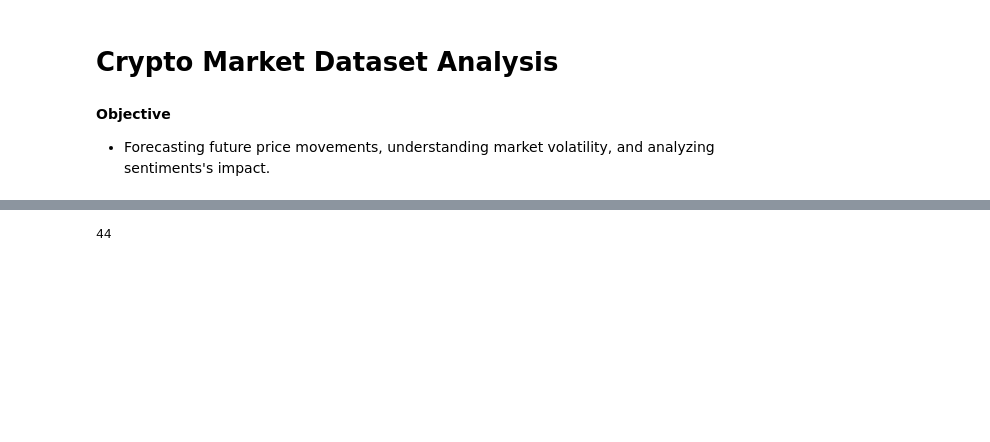
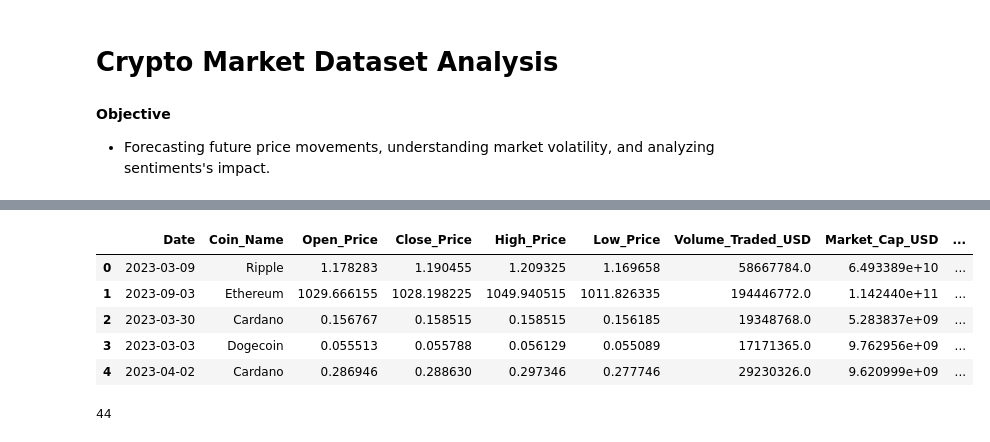
Before and after one commit to Mohini2815/Data-analysis-practice-projects, a Jupyter notebook: crypto market dataset.ipynb, the cells around one changed output, grey strips where cells are left out. Cells and saved outputs as stored; diff of their text form; code cells hidden in the pictures; blank space fills up the shorter version.

```diff
--- a/crypto market dataset.ipynb
+++ b/crypto market dataset.ipynb
@@ -51,3 +55,12 @@ df.tail()
+# %%
+df.head()
+# %% [output]
+|  | Date | Coin_Name | Open_Price | Close_Price | High_Price | Low_Price | Volume_Traded_USD | Market_Cap_USD | ... |
+| 0 | 2023-03-09 | Ripple | 1.178283 | 1.190455 | 1.209325 | 1.169658 | 58667784.0 | 6.493389e+10 | ... |
+| 1 | 2023-09-03 | Ethereum | 1029.666155 | 1028.198225 | 1049.940515 | 1011.826335 | 194446772.0 | 1.142440e+11 | ... |
+| 2 | 2023-03-30 | Cardano | 0.156767 | 0.158515 | 0.158515 | 0.156185 | 19348768.0 | 5.283837e+09 | ... |
+| 3 | 2023-03-03 | Dogecoin | 0.055513 | 0.055788 | 0.056129 | 0.055089 | 17171365.0 | 9.762956e+09 | ... |
+| 4 | 2023-04-02 | Cardano | 0.286946 | 0.288630 | 0.297346 | 0.277746 | 29230326.0 | 9.620999e+09 | ... |
 # %%
 df.duplicated().sum()
 # %% [output]
```
Also changed, not shown: parts of 24 cells of this notebook.
